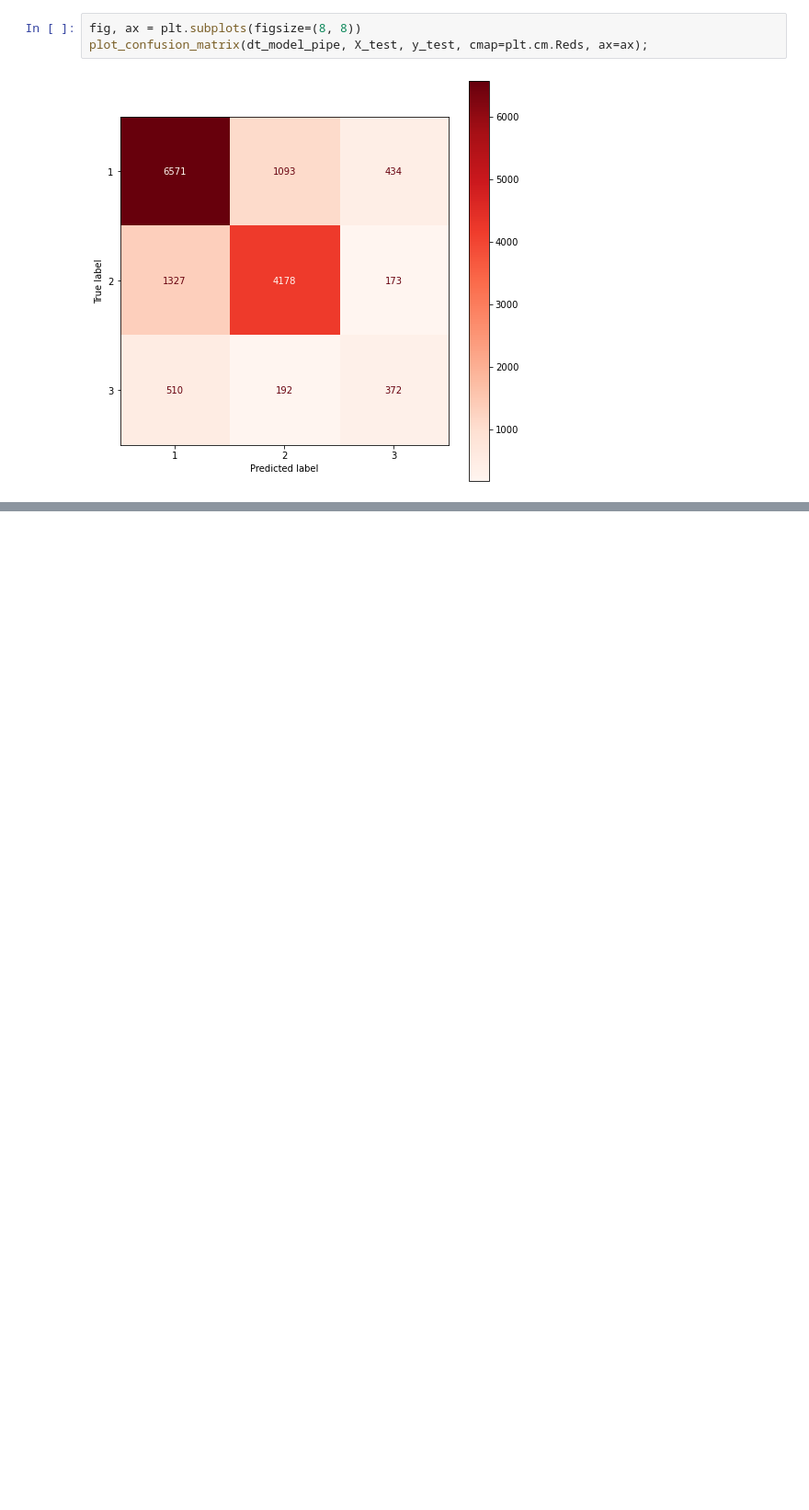
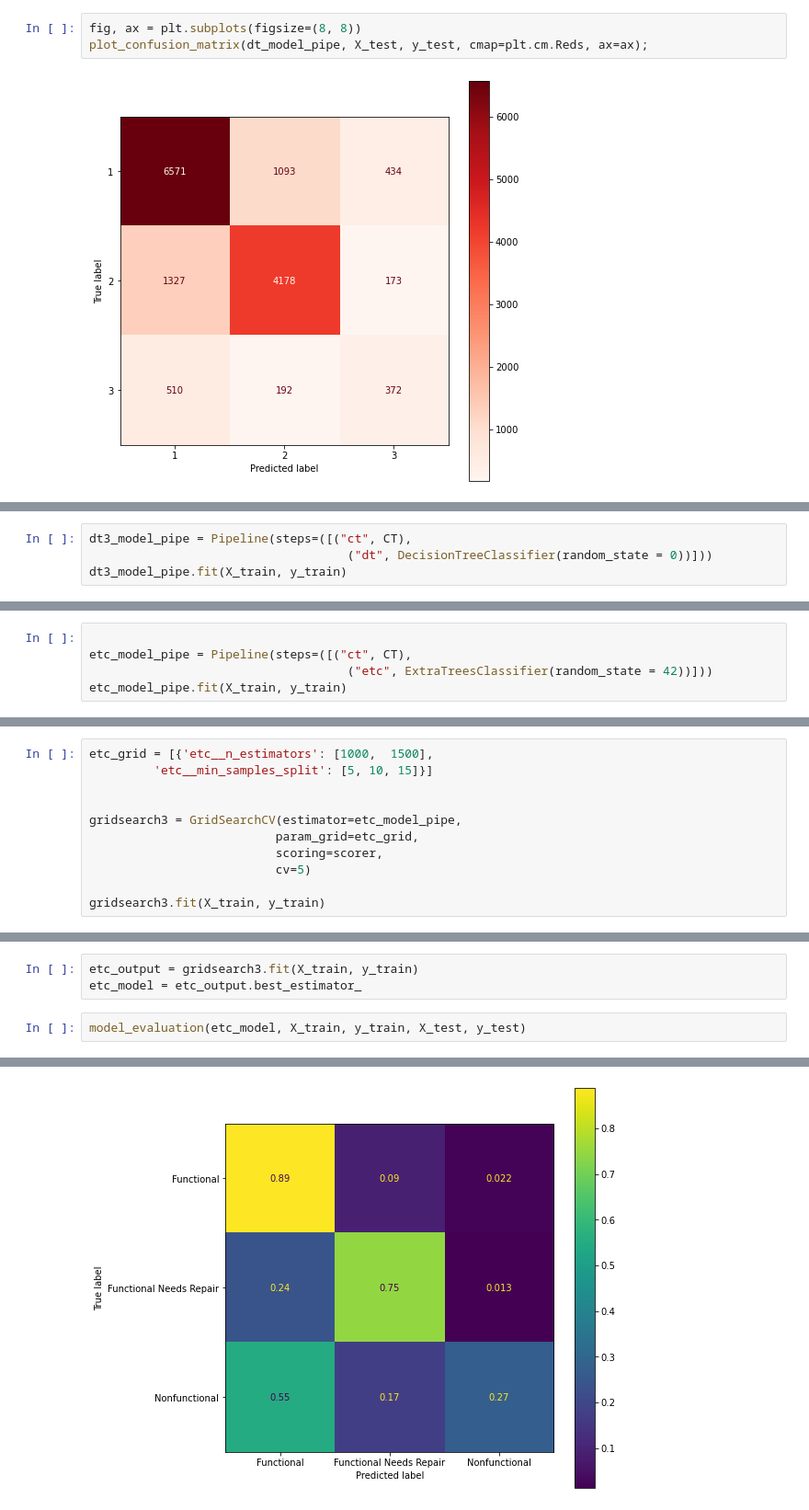
Before and after one commit to OlgertHasko/Tanzanian-Water-Wells, a Jupyter notebook: Modeling - Hatice.ipynb, the cells around one changed output, grey strips where cells are left out. Shown at 92% size. Saved outputs shown, nothing was run; the diff lists cells and outputs as text; blank space fills up the shorter version.

```diff
--- a/Modeling - Hatice.ipynb
+++ b/Modeling - Hatice.ipynb
@@ -276,0 +640,4 @@ Testing ROC_AUC:  {round(roc_auc_score(y_test, model.predict(X_test), average= '
+# %%
+dt3_model_pipe = Pipeline(steps=([("ct", CT),
+                                    ("dt", DecisionTreeClassifier(random_state = 0))]))
+dt3_model_pipe.fit(X_train, y_train)
@@ -276,0 +664,5 @@ Testing ROC_AUC:  {round(roc_auc_score(y_test, model.predict(X_test), average= '
+# %%
+
+etc_model_pipe = Pipeline(steps=([("ct", CT),
+                                    ("etc", ExtraTreesClassifier(random_state = 42))]))
+etc_model_pipe.fit(X_train, y_train)
@@ -276,0 +687,11 @@ Testing ROC_AUC:  {round(roc_auc_score(y_test, model.predict(X_test), average= '
+# %%
+etc_grid = [{'etc__n_estimators': [1000,  1500],
+         'etc__min_samples_split': [5, 10, 15]}]
+
+
+gridsearch3 = GridSearchCV(estimator=etc_model_pipe,
+                          param_grid=etc_grid,
+                          scoring=scorer,
+                          cv=5)
+
+gridsearch3.fit(X_train, y_train)
@@ -276,0 +746,6 @@ Testing ROC_AUC:  {round(roc_auc_score(y_test, model.predict(X_test), average= '
+# %%
+etc_output = gridsearch3.fit(X_train, y_train)
+etc_model = etc_output.best_estimator_
+# %%
+model_evaluation(etc_model, X_train, y_train, X_test, y_test)
+# %% [output]
@@ -276,0 +765 @@ Testing ROC_AUC:  {round(roc_auc_score(y_test, model.predict(X_test), average= '
+[figure, added]
```
Also changed, not shown: parts of 41 cells of this notebook, 4 other files.
